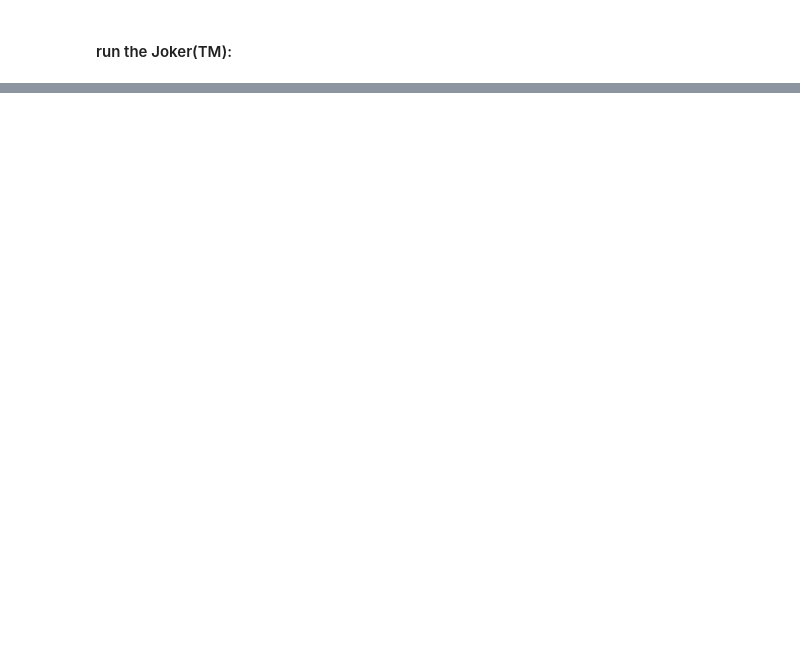
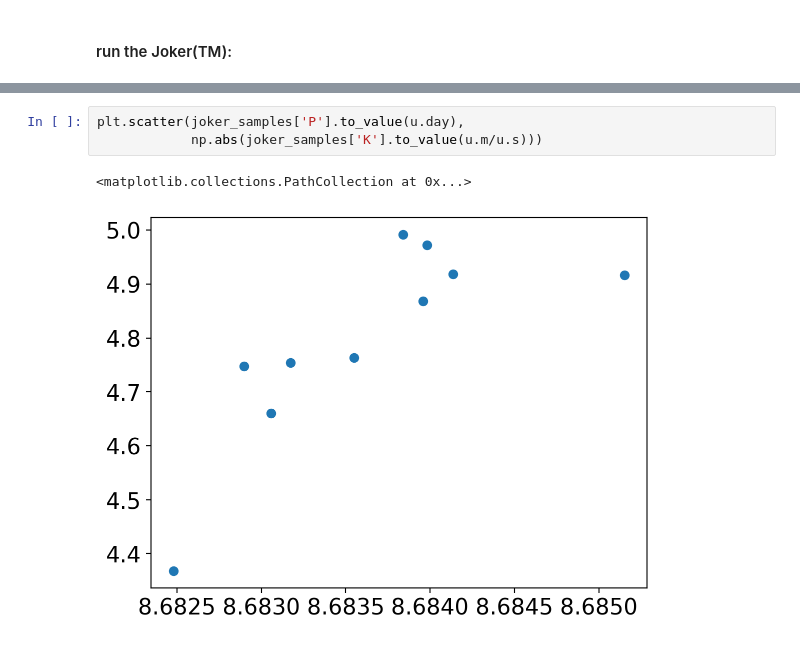
Before and after one commit to megbedell/tesstwin, a Jupyter notebook: notebooks/exoplanet/joker.ipynb, the cells around one changed output, grey strips where cells are left out. Saved outputs shown, nothing was run; the diff lists cells and outputs as text; blank space fills up the shorter version.

```diff
--- a/notebooks/exoplanet/joker.ipynb
+++ b/notebooks/exoplanet/joker.ipynb
@@ -255,0 +150,6 @@ for i in range(n_panels):
+# %%
+plt.scatter(joker_samples['P'].to_value(u.day),
+            np.abs(joker_samples['K'].to_value(u.m/u.s)))
+# %% [output]
+<matplotlib.collections.PathCollection at 0x...>
+[figure, added]
```
Also changed, not shown: parts of 32 cells of this notebook, 1 other file.
